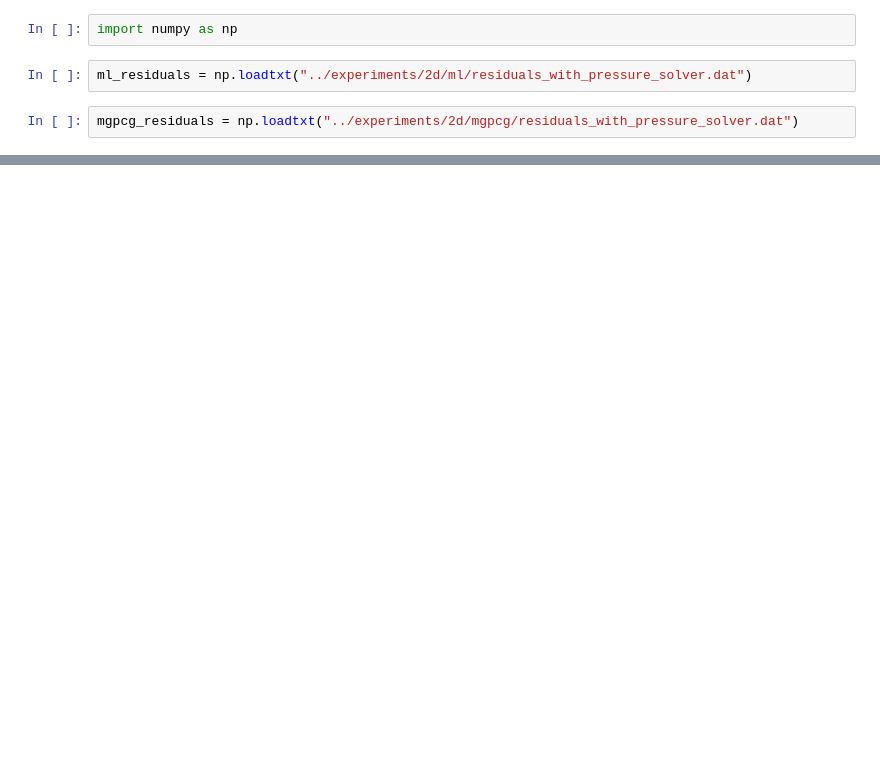
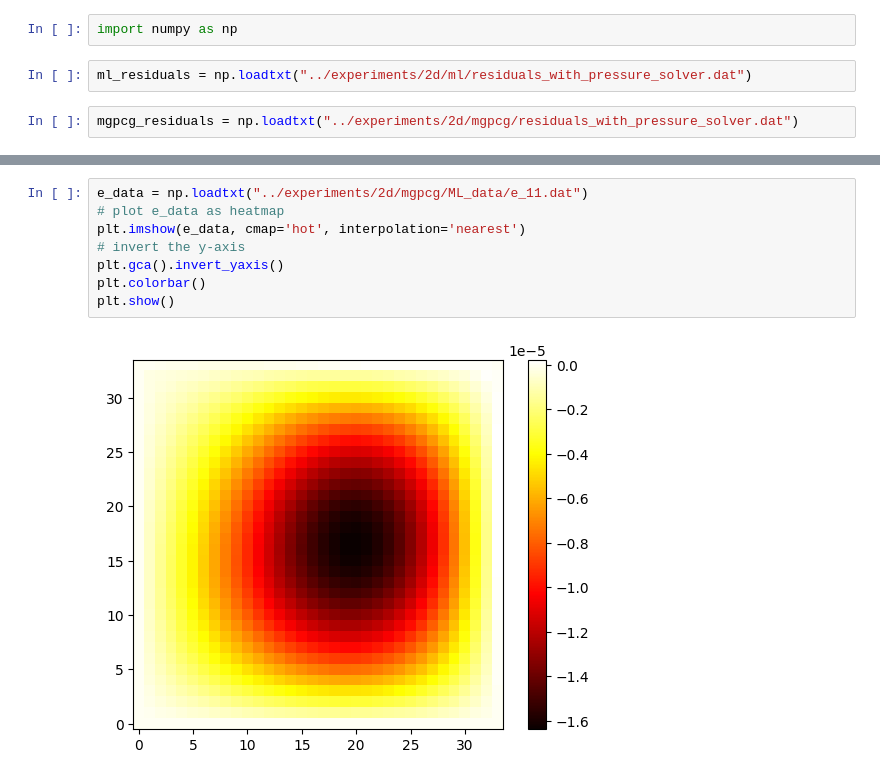
Before and after one commit to glaand/bachelor-thesis, a Jupyter notebook: ml/ml_analysis.ipynb, the cells around one changed output, grey strips where cells are left out. Saved outputs shown, nothing was run; the diff lists cells and outputs as text; blank space fills up the shorter version.

```diff
--- a/ml/ml_analysis.ipynb
+++ b/ml/ml_analysis.ipynb
@@ -38 +56,11 @@ e_data = np.loadtxt("e.dat")
+# %%
+e_data = np.loadtxt("../experiments/2d/mgpcg/ML_data/e_11.dat")
+# plot e_data as heatmap
+plt.imshow(e_data, cmap='hot', interpolation='nearest')
+# invert the y-axis
+plt.gca().invert_yaxis()
+plt.colorbar()
+plt.show()
+# %% [output]
+[figure, added]
 # %%
```
Also changed, not shown: parts of 5 cells of this notebook, 6 other files.
